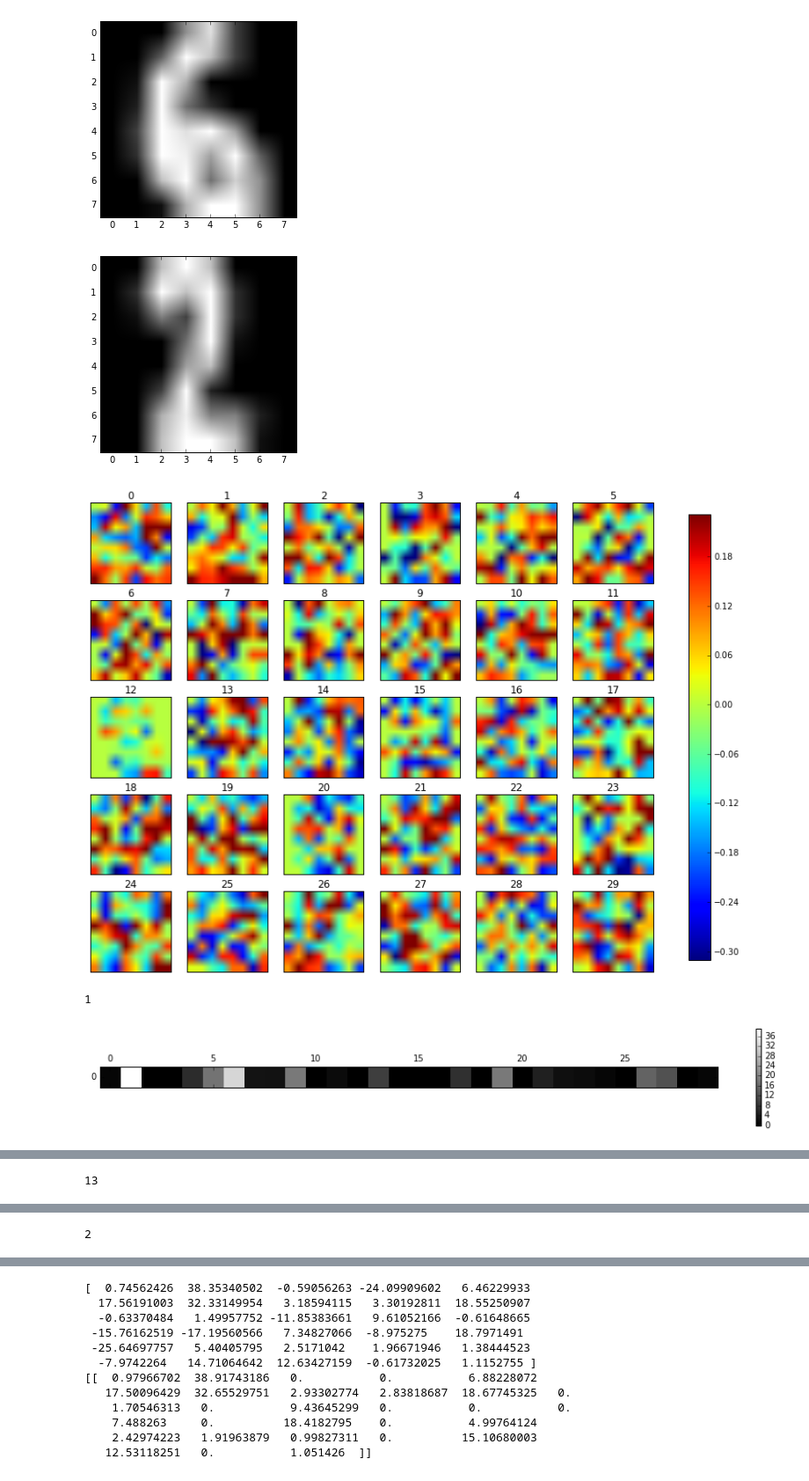
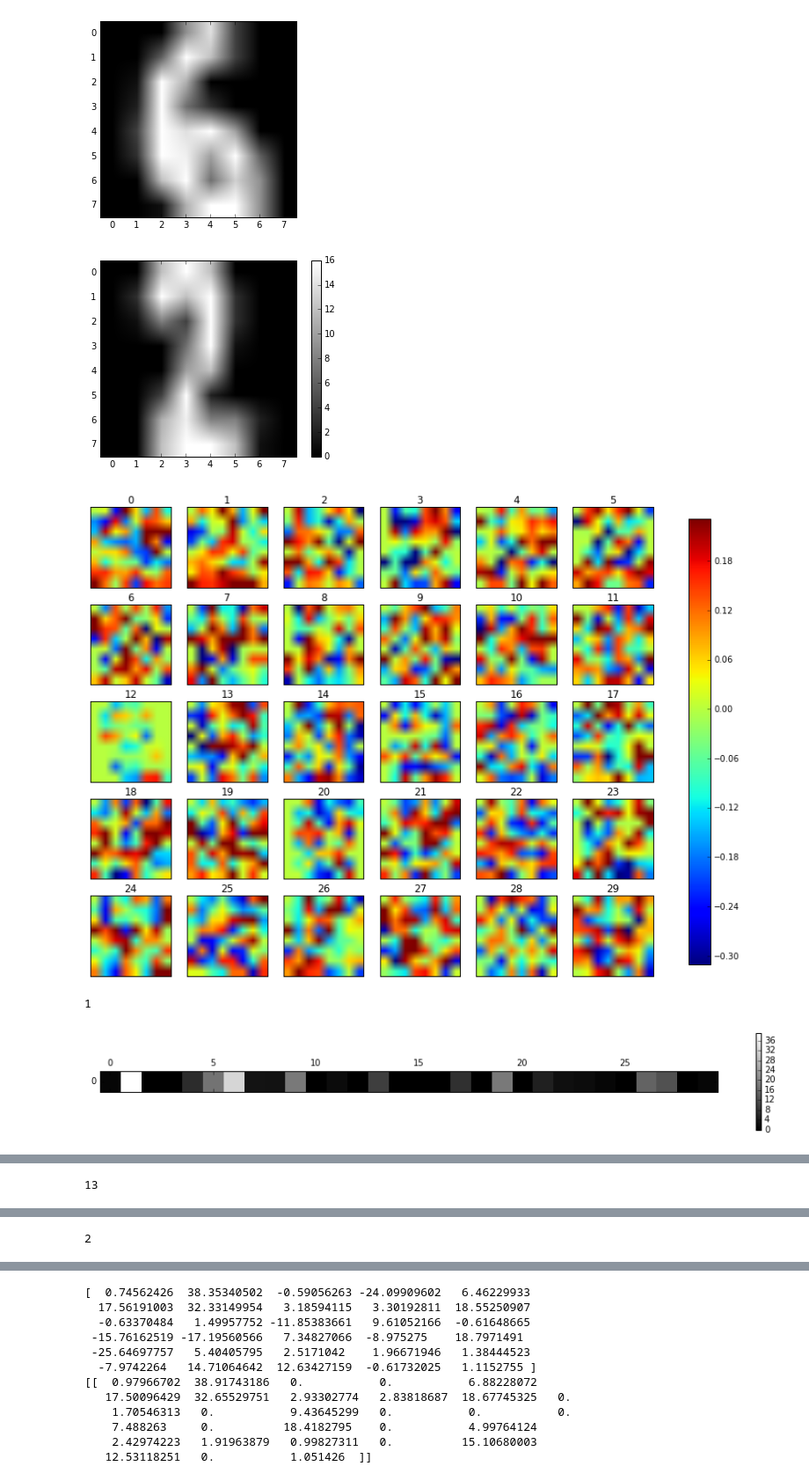
Before and after one commit to arnemann/Tutorials, a Jupyter notebook: neural_networks.ipynb, the cells around one changed output, grey strips where cells are left out. Shown at 88% size. Drawn from its saved outputs; the diff is of its cells as text; code cells hidden in the pictures.

Commit message:
added more examples

```diff
--- a/neural_networks.ipynb
+++ b/neural_networks.ipynb
@@ -347,8 +347,16 @@ plt.show()
 # %% [output]
 [figure]
 # %%
+#0, 210
 samp = 0
-plt.imshow(train_data[samp].reshape(8,8),cmap=plt.cm.gray)
+example = train_data[samp]
+#example = np.random.random(64)*16
+#example = test_data[200]
+#example = test_data[100]
+
+plt.imshow(example.reshape(8,8),cmap=plt.cm.gray)
+plt.colorbar()
+plt.show()
 fig, axes = plt.subplots(5, 6)
 fig.set_figheight(10)
 fig.set_figwidth(15)
@@ -365,7 +373,7 @@ for coef, ax in zip(model.coefs_[0].T, axes.ravel()):
 cbar = fig.colorbar(im, ax=axes.ravel().tolist(), shrink=0.95)
 plt.show()
 
-activations = get_activations(model,train_data[samp].reshape(1,-1))
+activations = get_activations(model,example.reshape(1,-1))
 
 print np.argmax(activations[1])
 plt.matshow(activations[1], cmap=plt.cm.gray)
@@ -388,34 +396,34 @@ for coef, ax in zip(model.coefs_[1].T, axes.ravel()):
 cbar = fig.colorbar(im, ax=axes.ravel().tolist(), shrink=0.95)
 plt.show()
 
 print np.argmax(activations[2])
 plt.matshow(activations[2], cmap=plt.cm.gray)
 plt.colorbar()
 plt.show()
 
 fig, axes = plt.subplots(5, 2)
 fig.set_figheight(6)
 fig.set_figwidth(16)
 # use global min / max to ensure all weights are shown on the same scale
 vmin, vmax = model.coefs_[2].min(), model.coefs_[2].max()
 #print vmin,vmax
 count = 0
 for coef, ax in zip(model.coefs_[2].T, axes.ravel()):
     im = ax.matshow(coef.reshape(1, 20), vmin=.5 * vmin,
                vmax=.5 * vmax)
     ax.set_xticks(())
     ax.set_title(count)
     count +=1
     ax.set_yticks(())
 cbar = fig.colorbar(im, ax=axes.ravel().tolist(), shrink=0.95)
 plt.show()
 
 print np.argmax(activations[3])
 plt.matshow(activations[3], cmap=plt.cm.gray)
 plt.colorbar()
 plt.show()
 # %% [output]
-[figure, old version]
+[figure, new version]
 [figure]
 1
 [figure]
```
